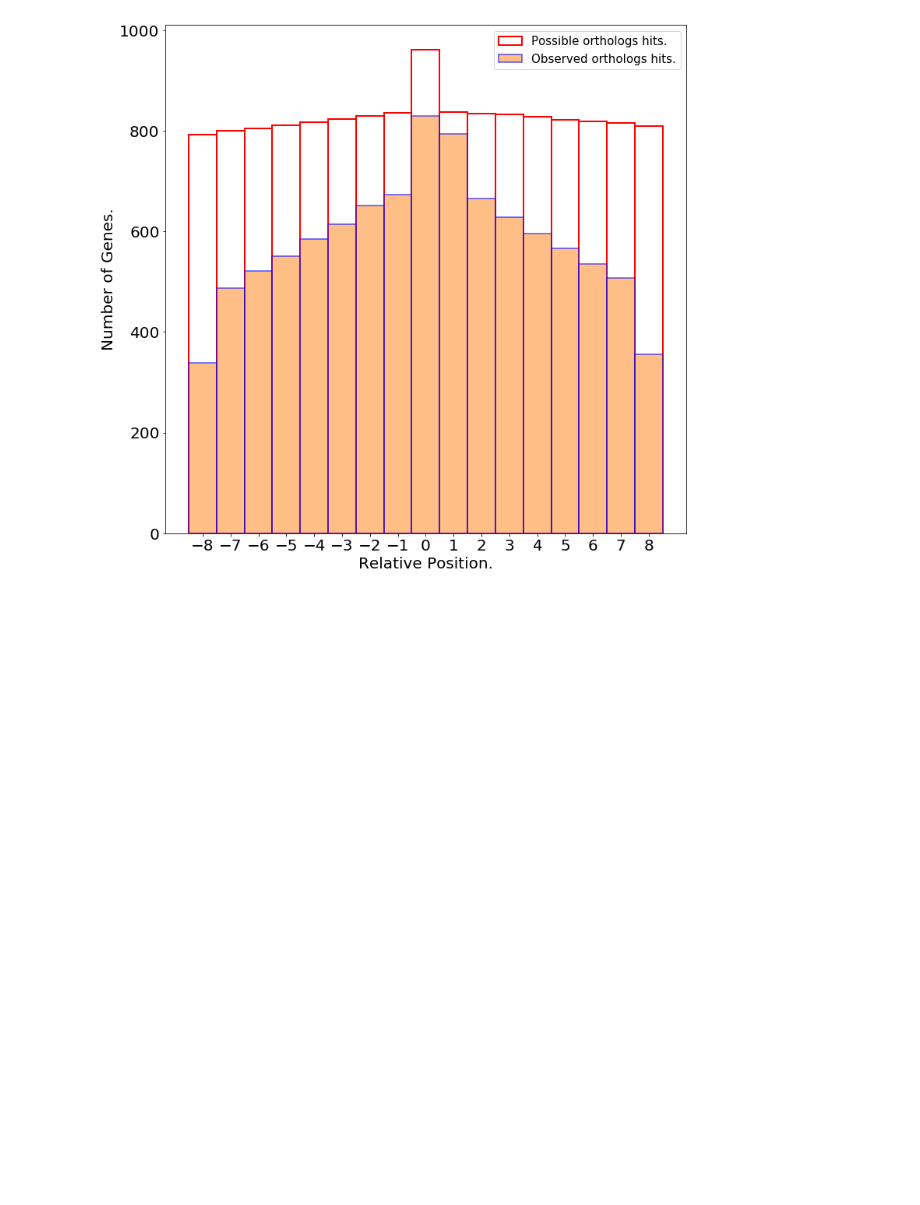
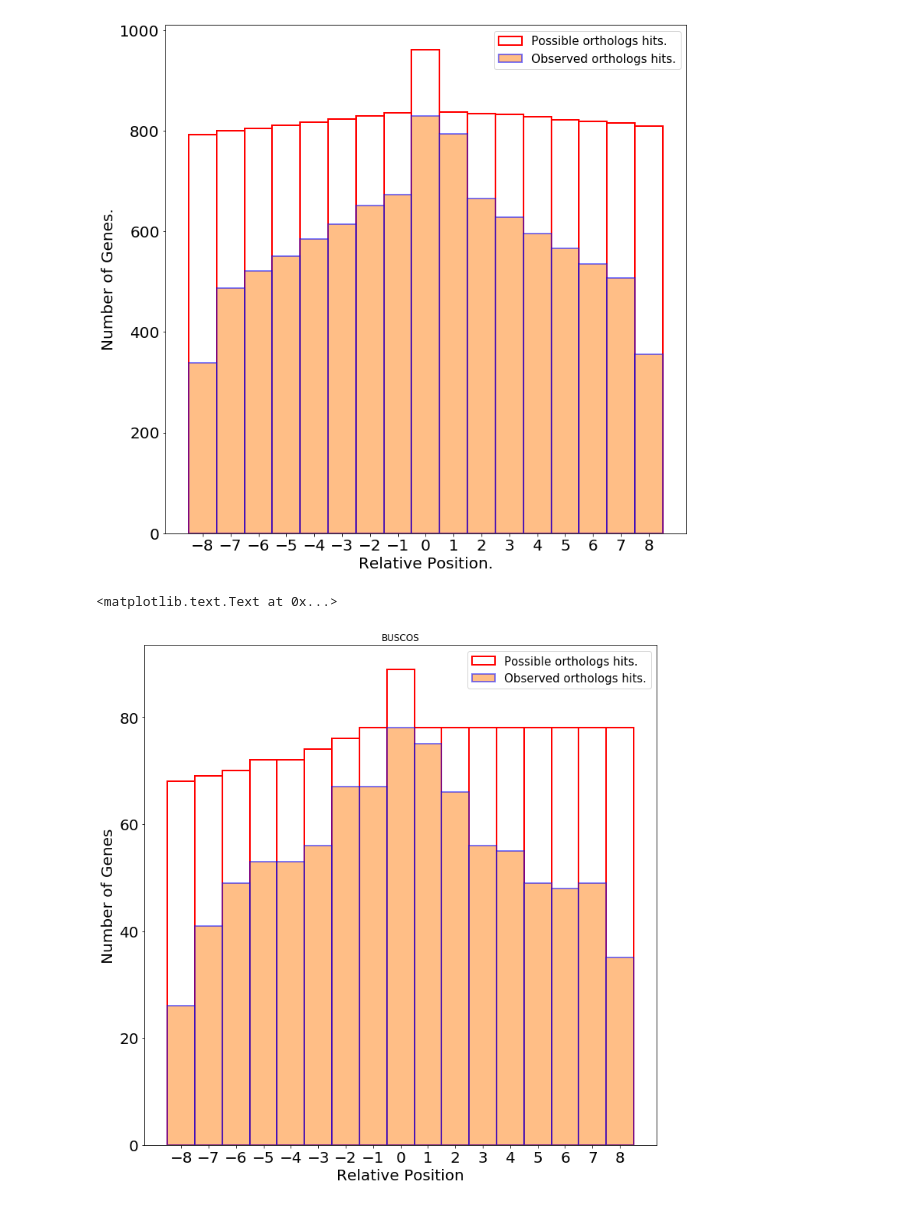
Before and after one commit to Team-Schwessinger/DK_0911-1, a Jupyter notebook: scripts/Synteny_plotting.ipynb, the cells around one changed output. Saved outputs shown, nothing was run; the diff lists cells and outputs as text; code cells hidden in the pictures; blank space fills up the shorter version.

Commit message:
re-run with different parameters

```diff
--- a/scripts/Synteny_plotting.ipynb
+++ b/scripts/Synteny_plotting.ipynb
@@ -41,3 +41,7 @@ OUT_PATH = '/home/benjamin/genome_assembly/Warrior/DK0911_v04/comp_orthology/ort
 # %%
 up_match_df = pd.read_csv(os.path.join(OUT_PATH, '14022019_up_match_df.csv'), index_col = 0)
 down_match_df = pd.read_csv(os.path.join(OUT_PATH, '14022019_down_match_df.csv'), index_col = 0)
+# %%
+fn = '/home/benjamin/genome_assembly/PST79/FALCON/p_assemblies/v9_1/Pst_104E_v12/Warrior_comp_runs/busco3/run_Pst_104E_v13_p_ctg.protein/full_table_Pst_104E_v13_p_ctg.protein.tsv'
+
+p_buscos = pd.read_csv(fn, sep='\t', header=None, comment='#')[2].unique()
@@ -126,3 +125,37 @@ ax.set_xlabel('Relative Position', size=20)
 # %% [output]
 <matplotlib.text.Text at 0x...>
 [figure]
+# %%
+up_match_df = up_match_df[up_match_df.index.isin(p_buscos)]
+down_match_df= down_match_df[down_match_df.index.isin(p_buscos)]
+# %%
+up_hit_array = up_match_df.apply(lambda x: np.sum(x))
+up_possible_hit_array = up_match_df.apply(lambda x: np.count_nonzero(~np.isnan(x)))
+down_hit_array = down_match_df.apply(lambda x: np.sum(x))[::-1]
+down_possible_hit_array = down_match_df.apply(lambda x: np.count_nonzero(~np.isnan(x)))[::-1]
+x_axis_index = np.array(range(-(len(up_match_df.columns)),(len(up_match_df.columns)+1) ))
+
+
+up_0_no_match = up_match_df[up_match_df['0'] != 1].index
+down_0_no_match = down_match_df[down_match_df['0'] != 1].index
+both_0_match = np.array(down_match_df.shape[0] - sum(down_match_df.loc[up_0_no_match, '0'] != 1))
+y_axis_hit_array =  np.concatenate((down_hit_array, both_0_match, up_hit_array), axis=None)
+y_axis_possible_hit = np.concatenate((down_possible_hit_array, np.array(down_match_df.shape[0]),\
+                                      up_possible_hit_array), axis= None)
+# %%
+fig, ax = plt.subplots(figsize=(12,12))
+
+ax.bar(x_axis_index, y_axis_possible_hit,width =1,\
+       fill = False, edgecolor='r', linewidth = 2, label = 'Possible orthologs hits.')
+ax.bar(x_axis_index, y_axis_hit_array, width =1,fill = True, edgecolor='b',\
+       alpha = 0.5, linewidth = 2, label = 'Observed orthologs hits.' )
+
+ax.set_xticks(x_axis_index)
+ax.tick_params(axis='both', which='major', labelsize=20)
+ax.legend(prop={'size': 15})
+ax.set_ylabel('Number of Genes', size=20)
+ax.set_xlabel('Relative Position', size=20)
+plt.title('BUSCOS')
+# %% [output]
+<matplotlib.text.Text at 0x...>
+[figure, added]
```
Also changed, not shown: parts of 11 cells of this notebook, 2 other files.
